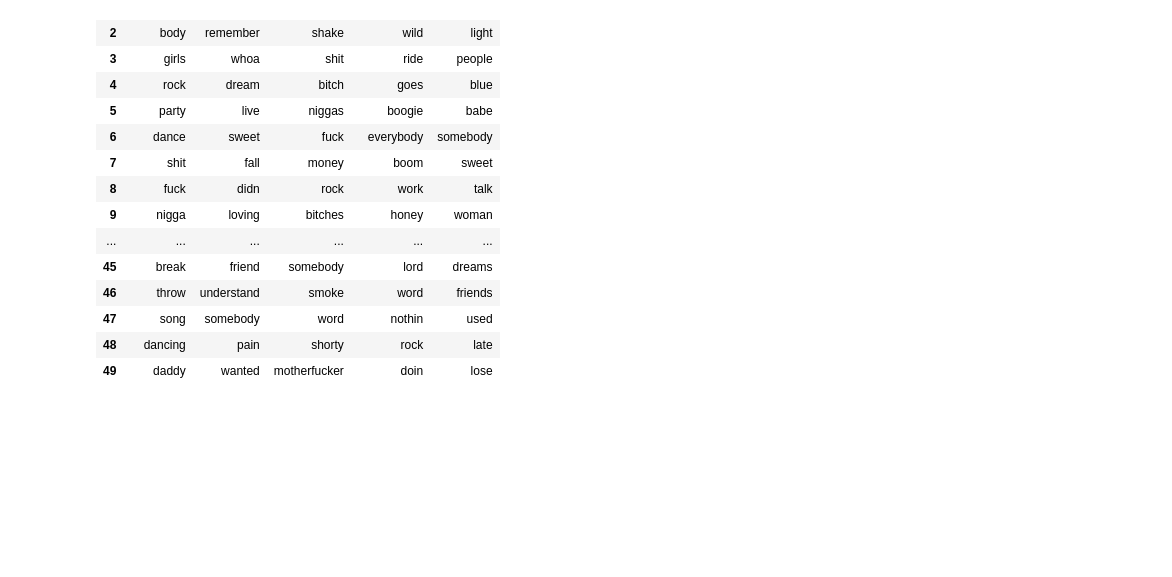
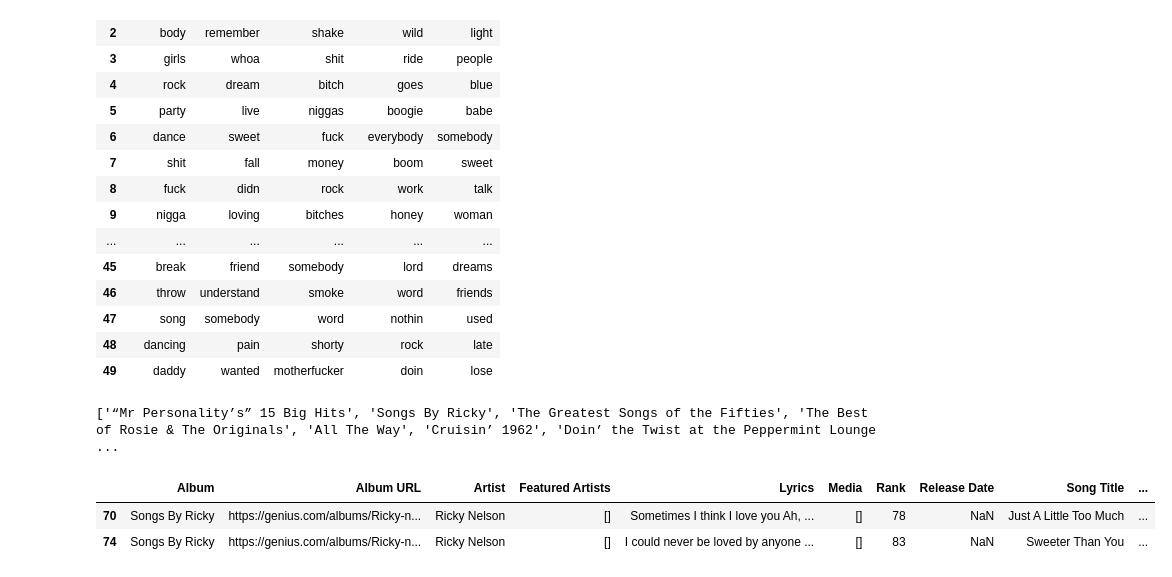
Before and after one commit to plamensve/Understanding-TF-IDF-Term-Frequency-Inverse-Document-Frequency-, a Jupyter notebook: example.ipynb, the cells around one changed output. Saved outputs shown, nothing was run; the diff lists cells and outputs as text; code cells hidden in the pictures; blank space fills up the shorter version.

```diff
--- a/example.ipynb
+++ b/example.ipynb
@@ -420,3 +426,13 @@ top_words_df
 | 47 | song | somebody | word | nothin | used |
 | 48 | dancing | pain | shorty | rock | late |
 | 49 | daddy | wanted | motherfucker | doin | lose |
+# %%
+print(album_name(0))
+# %% [output]
+['“Mr Personality’s” 15 Big Hits', 'Songs By Ricky', 'The Greatest Songs of the Fifties', 'The Best of Rosie & The Originals', 'All The Way', 'Cruisin’ 1962', 'Doin’ the Twist at the Peppermint Lounge ...
+# %%
+data[data['Album'] == "Songs By Ricky"]
+# %% [output]
+|  | Album | Album URL | Artist | Featured Artists | Lyrics | Media | Rank | Release Date | Song Title | ... |
+| 70 | Songs By Ricky | https://genius.com/albums/Ricky-n... | Ricky Nelson | [] | Sometimes I think I love you Ah, ... | [] | 78 | NaN | Just A Little Too Much | ... |
+| 74 | Songs By Ricky | https://genius.com/albums/Ricky-n... | Ricky Nelson | [] | I could never be loved by anyone ... | [] | 83 | NaN | Sweeter Than You | ... |
```
Also changed, not shown: parts of 4 cells of this notebook.
